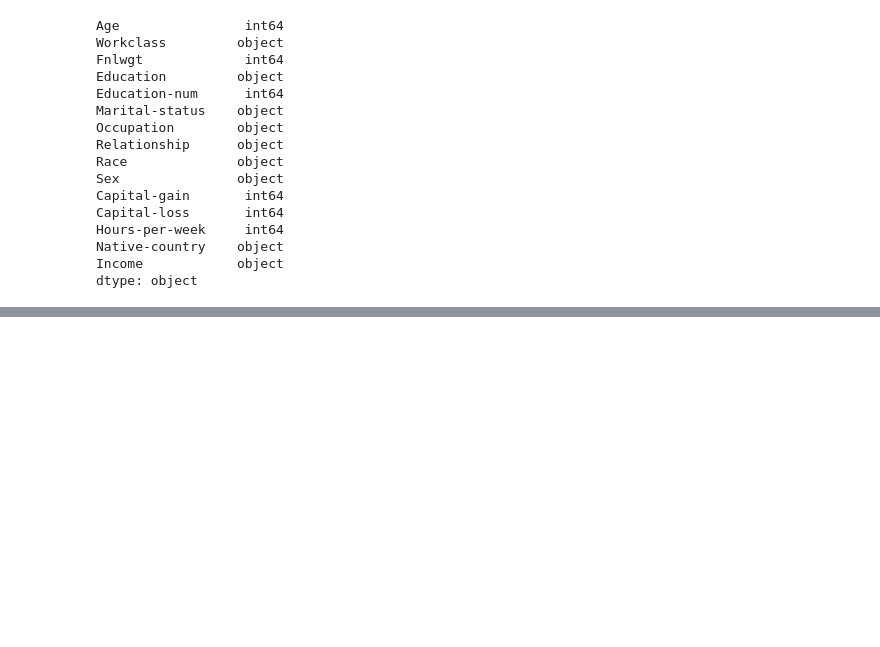
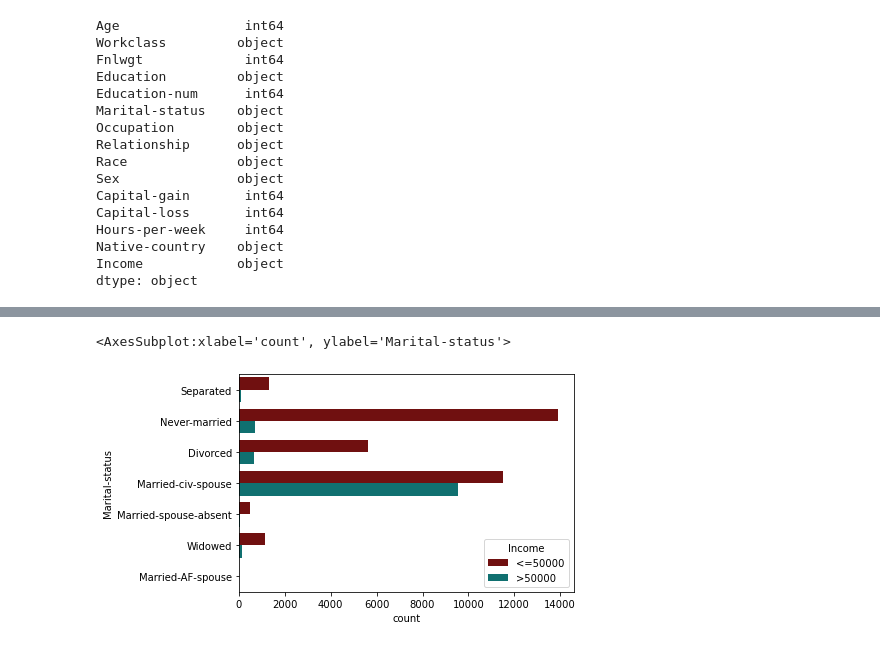
Before and after one commit to MattSchaefer24/machine-learning, a Jupyter notebook: EDA_Final.ipynb, the cells around one changed output, grey strips where cells are left out. Saved outputs shown, nothing was run; the diff lists cells and outputs as text; code cells hidden in the pictures; blank space fills up the shorter version.

```diff
--- a/EDA_Final.ipynb
+++ b/EDA_Final.ipynb
@@ -131,3 +140,8 @@ sns.countplot(y = 'Sex', data = df, hue = 'Income', palette= defaultPalette)
+# %%
+sns.countplot(y = 'Marital-status', data = df, hue = 'Income', palette = defaultPalette)
+# %% [output]
+<AxesSubplot:xlabel='count', ylabel='Marital-status'>
+[figure, added]
 # %%
 #box and whiskers for capital gain/capital loss
 g = sns.boxplot(x = 'Capital-gain', data = df)
```
Also changed, not shown: parts of 14 cells of this notebook, 4 other files.
